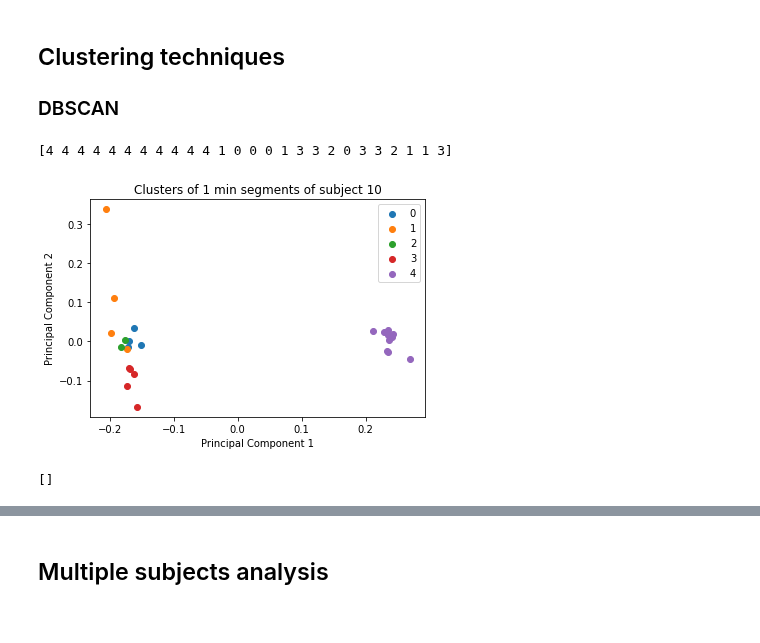
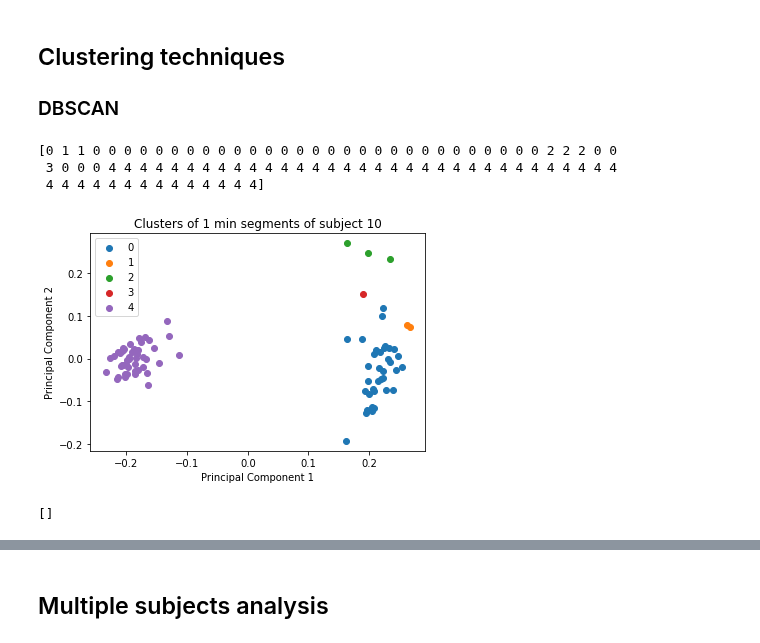
Before and after one commit to fruste/driver-drowsiness, a Jupyter notebook: code/embeddings_analysis.ipynb, the cells around one changed output, grey strips where cells are left out. Saved outputs shown, nothing was run; the diff lists cells and outputs as text; code cells hidden in the pictures.

Commit message:
Adding evolution of cluster analysis

```diff
--- a/code/embeddings_analysis.ipynb
+++ b/code/embeddings_analysis.ipynb
@@ -34,7 +34,7 @@ def embeddings_segment(embeddings, video_len, segment_len):
     normalized_embeddings = preprocessing.normalize(avg_embeddings, norm='l2')
     return normalized_embeddings
 # %%
-norm_embs, sleep_embs = load_embeddings('sub9')
+norm_embs, sleep_embs = load_embeddings('sub10')
 
 print(len(norm_embs), len(sleep_embs))
 avg_norm_embs = embeddings_segment(norm_embs, len(norm_embs), 46 * 60)
@@ -101,28 +101,32 @@ done
 # %%
 from sklearn.cluster import DBSCAN
 from sklearn_extra.cluster import KMedoids
-n = 5
-cluster_model = KMedoids(n_clusters=n).fit(np.array(all_embs))
-#cluster_model = DBSCAN(eps = 0.2).fit(np.array(all_embs))
+n = 3
+#cluster_model = KMedoids(n_clusters=n).fit(np.array(avg_norm_embs))
+cluster_model = DBSCAN(eps = 0.25, min_samples = 1).fit(np.array(all_embs))
 labels = cluster_model.labels_
+uni_labels = np.unique(labels)
 print(labels)
 
 all_values = []
-for label in range(n):
+for label in uni_labels:
     label_values = []
     for i, emb in enumerate(pri_comps):
         if labels[i] == label:
             label_values.append(list(pri_comps[i]))
     plt.scatter(np.array(label_values)[:,0], np.array(label_values)[:,1], label = str(label))
 
 plt.xlabel('Principal Component 1')
 plt.ylabel('Principal Component 2')
 plt.title('Clusters of 1 min segments of subject 10')
 plt.legend()
+
 plt.savefig('../figures/clusters_sub10.jpg')
 plt.show()
 print(all_values)
 # %% [output]
-[4 4 4 4 4 4 4 4 4 4 4 1 0 0 0 1 3 3 2 0 3 3 2 1 1 3]
+[0 1 1 0 0 0 0 0 0 0 0 0 0 0 0 0 0 0 0 0 0 0 0 0 0 0 0 0 0 0 0 0 2 2 2 0 0
+ 3 0 0 0 4 4 4 4 4 4 4 4 4 4 4 4 4 4 4 4 4 4 4 4 4 4 4 4 4 4 4 4 4 4 4 4 4
+ 4 4 4 4 4 4 4 4 4 4 4 4 4 4]
-[figure, old version]
+[figure, new version]
 []
```
Also changed, not shown: parts of 9 cells of this notebook, 7 other files.
